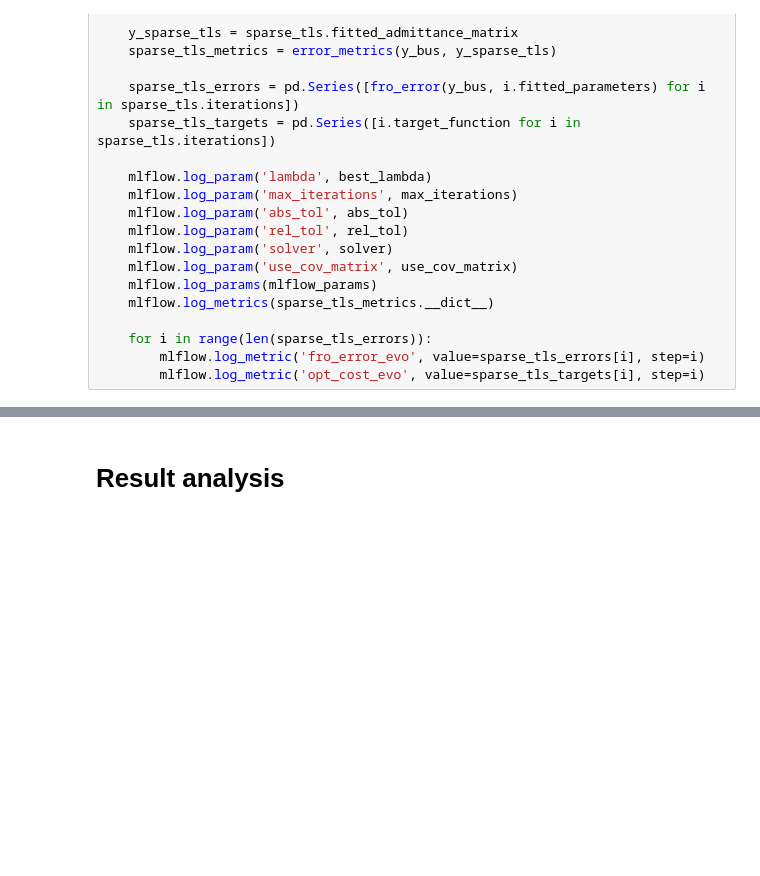
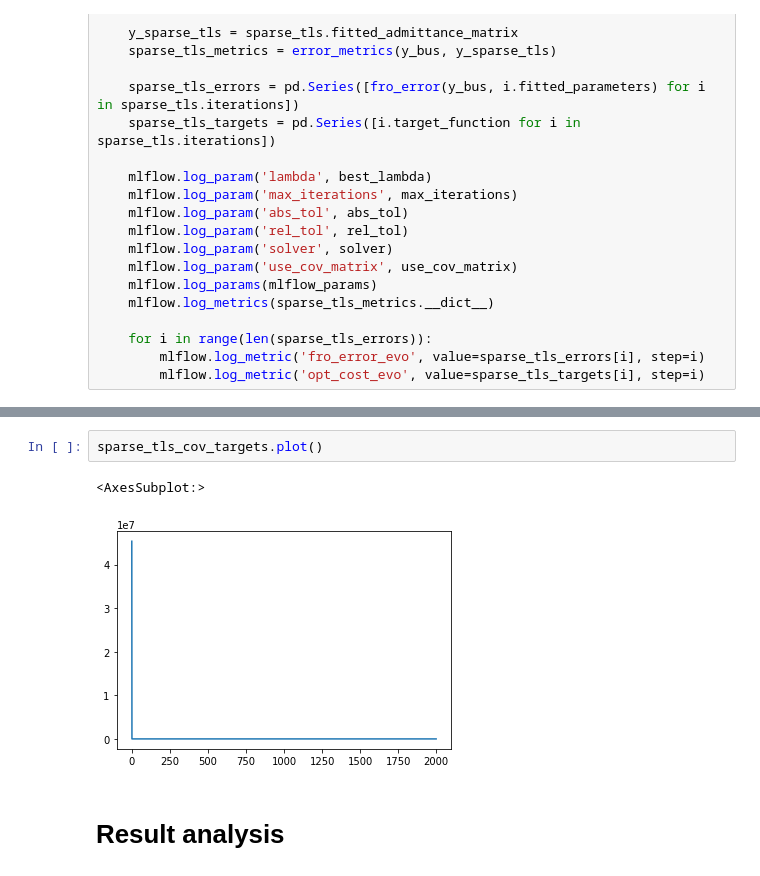
Before and after one commit to DecodEPFL/eiv-grid-id, a Jupyter notebook: notebooks/EF_08_full_network_polar.ipynb, the cells around one changed output, grey strips where cells are left out. Saved outputs shown, nothing was run; the diff lists cells and outputs as text; blank space fills up the shorter version.

```diff
--- a/notebooks/EF_08_full_network_polar.ipynb
+++ b/notebooks/EF_08_full_network_polar.ipynb
@@ -230,3 +259,8 @@ SolverError: Solver 'GUROBI' failed. Try another solver, or solve with verbose=T
+# %%
+sparse_tls_cov_targets.plot()
+# %% [output]
+<AxesSubplot:>
+[figure, added]
 # %% [markdown]
 # Result analysis
 # %%
```
Also changed, not shown: parts of 21 cells of this notebook, 11 other files.
